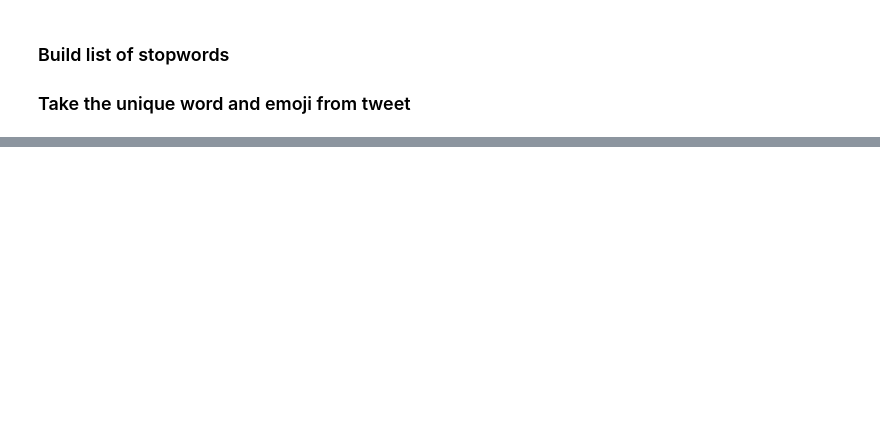
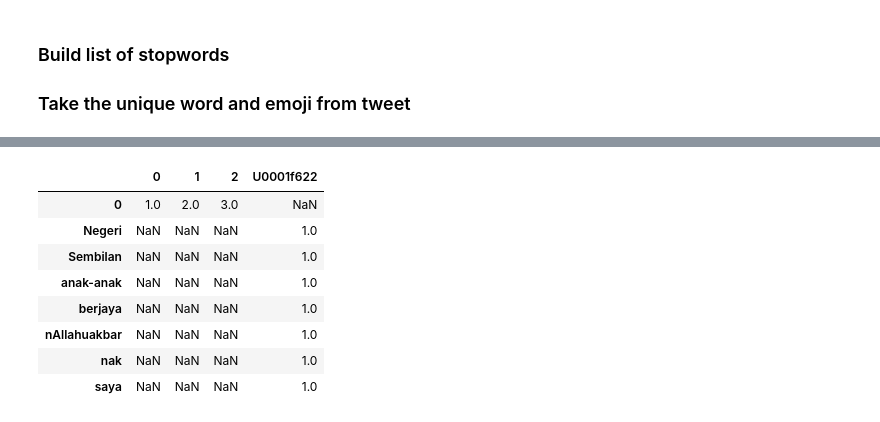
Before and after one commit to Yu-TheTurtle/Applying-TensorFlow-to-predict-emojis-in-Tweets, a Jupyter notebook: Code/Twitter.ipynb, the cells around one changed output, grey strips where cells are left out. Drawn from its saved outputs; the diff is of its cells as text; code cells hidden in the pictures; blank space fills up the shorter version.

Commit message:
Upload
Let each tweet became a list of emoji and words.
Next step: use for loop to merge/concat the dataframe into a huge dataframe

```diff
--- a/Code/Twitter.ipynb
+++ b/Code/Twitter.ipynb
@@ -102,10 +101,9 @@ with open('Cry.json') as f:
     for line in f:
         tweet = json.loads(line)
         text = tweet['text'].encode('unicode-escape')
-        words = preprocess(text) #只留下重要字詞，需要重寫函數
+        words = word_tokenize(text) #只留下重要字詞，需要重寫函數
         word_list.append(words) #一個超長list
 
 from itertools import chain
 word_list = list(chain.from_iterable(word_list))
-word_list = [word.lower() for word in word_list]
-word_list
+word_list = [word.lower() for word in word_list] #斷完詞後的"所有"詞跟符號
@@ -201,12 +150,7 @@ pd.DataFrame(1,
 # %%
-with open('Cry.json') as f:
+import json
+with open('Cry.json', 'r') as f:
     for line in f:
         tweet = json.loads(line)
-        text = tweet['text'].encode('ascii','ignore')
-        blob = TextBlob(text)
-        #dic = {'Token': preprocess(text),
-              # 'Sentiment': blob.sentiment.polarity}
-        print(blob.words)
-
-#u"\U0001F602"
+        print(json.dumps(tweet, indent=4))
 # %% [output]
@@ -229,0 +174,44 @@ with open('Cry.json') as f:
+# %%
+import nltk
+from nltk import word_tokenize
+from nltk.probability import FreqDist
+import pandas as pd
+
+def text_process(text):
+
+    enc = text.encode('unicode-escape')
+    pro_text = preprocess(enc)
+
+    #[emoji for emoji in pro_text if emoji.startswith('U000')]
+    stop_tuple = ('U000','RT','@',':','/','\\''','.','u2','http','u0',
+                 'ua','ub','uc','ud')
+    emoji_list = [emoji for emoji in pro_text if emoji.startswith('U00')]
+    pro_text = [word for word in pro_text if not word.startswith(stop_tuple)
+                            and not word.isdigit()
+                            and not len(word) < 2]
+    return emoji_list, FreqDist(pro_text)
+
+def merge_dataframe(emoji_list, pro_text, current_df):
+    fdist = FreqDist(pro_text)
+
+    fdist_list = []
+    for i in range(len(emoji_list)):
+        fdist_list.append(fdist)
+
+    new_df = pd.DataFrame(fdist_list, index = emoji_list)
+    df = pd.concat([current_df, new_df]).T
+    return df
+
+a,b = text_process(text)
+test_df = pd.DataFrame([1,2,3])
+merge_dataframe(a,b,test_df)
+# %% [output]
+|  | 0 | 1 | 2 | U0001f622 |
+| 0 | 1.0 | 2.0 | 3.0 | NaN |
+| Negeri | NaN | NaN | NaN | 1.0 |
+| Sembilan | NaN | NaN | NaN | 1.0 |
+| anak-anak | NaN | NaN | NaN | 1.0 |
+| berjaya | NaN | NaN | NaN | 1.0 |
+| nAllahuakbar | NaN | NaN | NaN | 1.0 |
+| nak | NaN | NaN | NaN | 1.0 |
+| saya | NaN | NaN | NaN | 1.0 |
```
Also changed, not shown: parts of 16 cells of this notebook.
